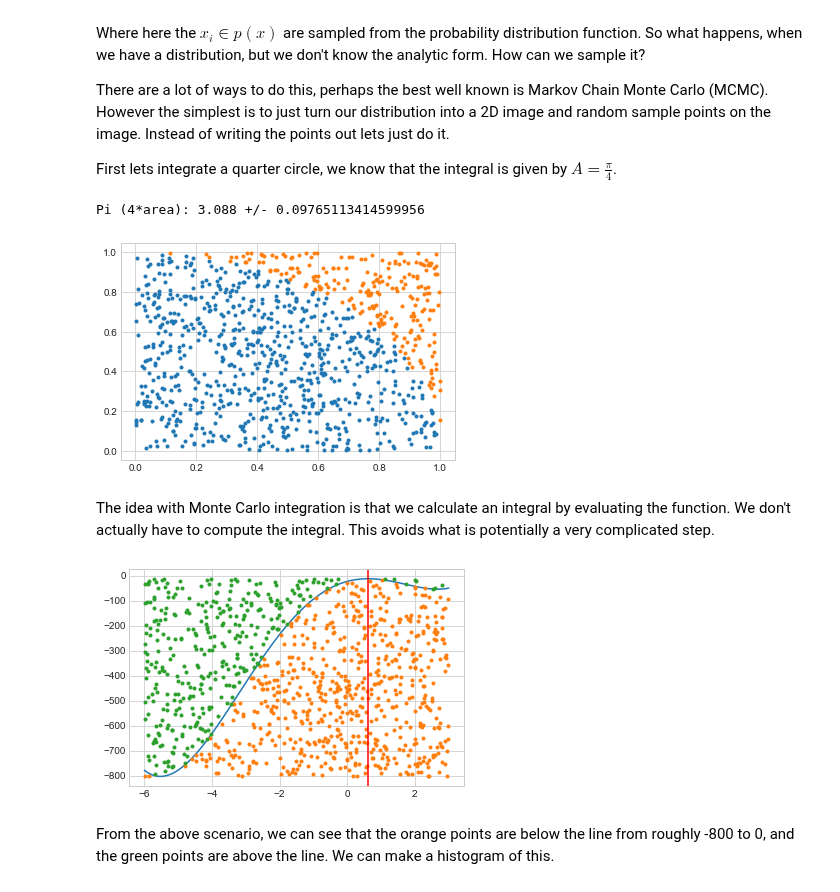
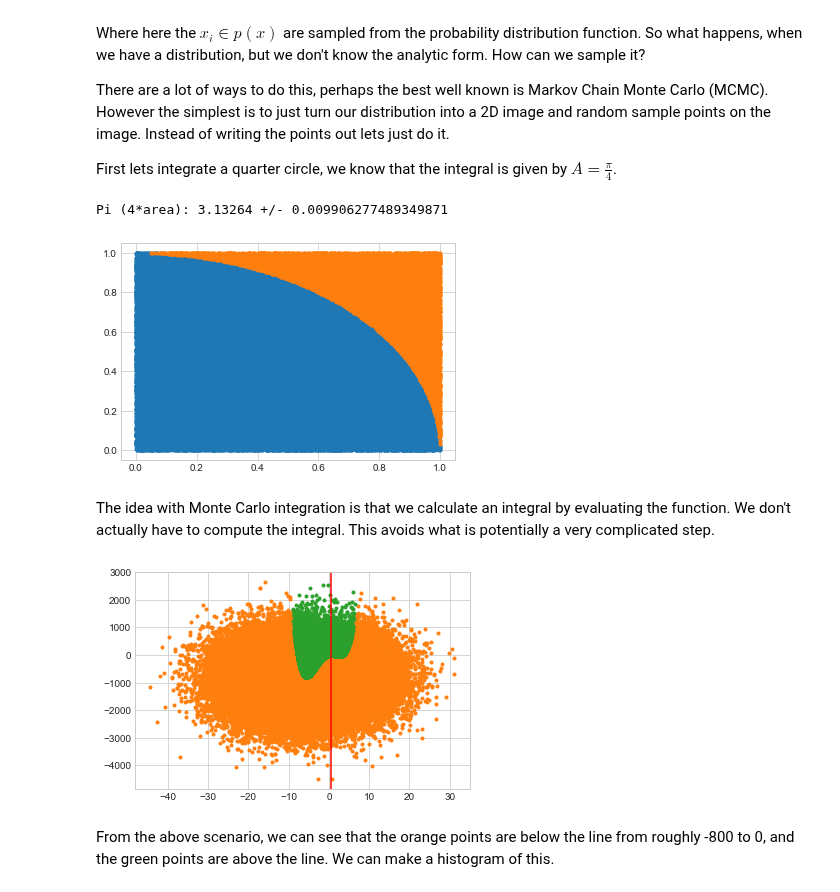
Before and after one commit to MIT-8s50/course, a Jupyter notebook: Lecture5/Lecture05_v1.ipynb, the cells around one changed output. Cells and saved outputs as stored; diff of their text form; code cells hidden in the pictures.

```diff
--- a/Lecture5/Lecture05_v1.ipynb
+++ b/Lecture5/Lecture05_v1.ipynb
@@ -346,36 +361,36 @@ First lets integrate a quarter circle, we know that the integral is given by $A=
 import math
 
 #First lets just compute the area of a quarter circle with radius 1
 def quarterarea(iN):
     area=0
     lXin = np.array([])
     lYin = np.array([])
     lXout = np.array([])
     lYout = np.array([])
     for i0 in range(iN):
         #Sample X and Y
         pX = np.random.uniform(0,1)
         pY = np.random.uniform(0,1)
         #Check if its radius is in 1
         if math.sqrt(pX**2+pY**2) < 1:
             lXin = np.append(lXin,pX)
             lYin = np.append(lYin,pY)
             area += 1 # count it
         else:
             lXout = np.append(lXout,pX)
             lYout = np.append(lYout,pY)
     return (float(area)/float(iN)),lXin,lYin,lXout,lYout
 
 #sample points
-lN=1000
+lN=100000
 a,lXin,lYin,lXout,lYout=quarterarea(lN)
 print("Pi (4*area):",a*4,"+/-",4*a/math.sqrt(lN)) #gotta put an uncertainty
 plt.plot(lXin,lYin,marker='.',linestyle = 'None')
 plt.plot(lXout,lYout,marker='.',linestyle = 'None')
 plt.show()
 # %% [output]
-Pi (4*area): 3.088 +/- 0.09765113414599956
+Pi (4*area): 3.13264 +/- 0.009906277489349871
-[figure, old version]
+[figure, new version]
 # %% [markdown]
 The idea with Monte Carlo integration is that we calculate an integral by evaluating the function. We don't actually have to compute the integral. This avoids what is potentially a very complicated step.
 # %%
@@ -400,15 +415,15 @@ ymin=sol.fun
 #y-max is to get the minimum of negative f
 sol=opt.minimize_scalar(fneg,bounds=(xmin, xmax), method='Brent')
 ymax=-1*sol.fun
-
+n=1000
 #now, lets sample a 2D grid y-min and y-max and compute the integral
 lXin = np.array([])
 lYin = np.array([])
 lXout = np.array([])
 lYout = np.array([])
 for i0 in range(lN):
-    pX = abs(xmax-xmin)*np.random.uniform(0,1)+xmin
-    pY = abs(ymax-ymin)*np.random.uniform(0,1)+ymin
+    pX = abs(xmax-xmin)*np.random.normal(0,1)+xmin
+    pY = abs(ymax-ymin)*np.random.normal(0,1)+ymin
     pYMin = f(pX)
     if pY < pYMin:
         lXin = np.append(lXin,pX)
@@ -423,7 +438,7 @@ plt.plot(lXout,lYout,marker='.',linestyle = 'None')
 plt.axvline(sol.x, c='red')
 plt.show()
 # %% [output]
-[figure, old version]
+[figure, new version]
 # %% [markdown]
 From the above scenario, we can see that the orange points are below the line from roughly -800 to 0, and the green points are above the line. We can make a histogram of this.
 # %%
```
Also changed, not shown: parts of 16 cells of this notebook.
